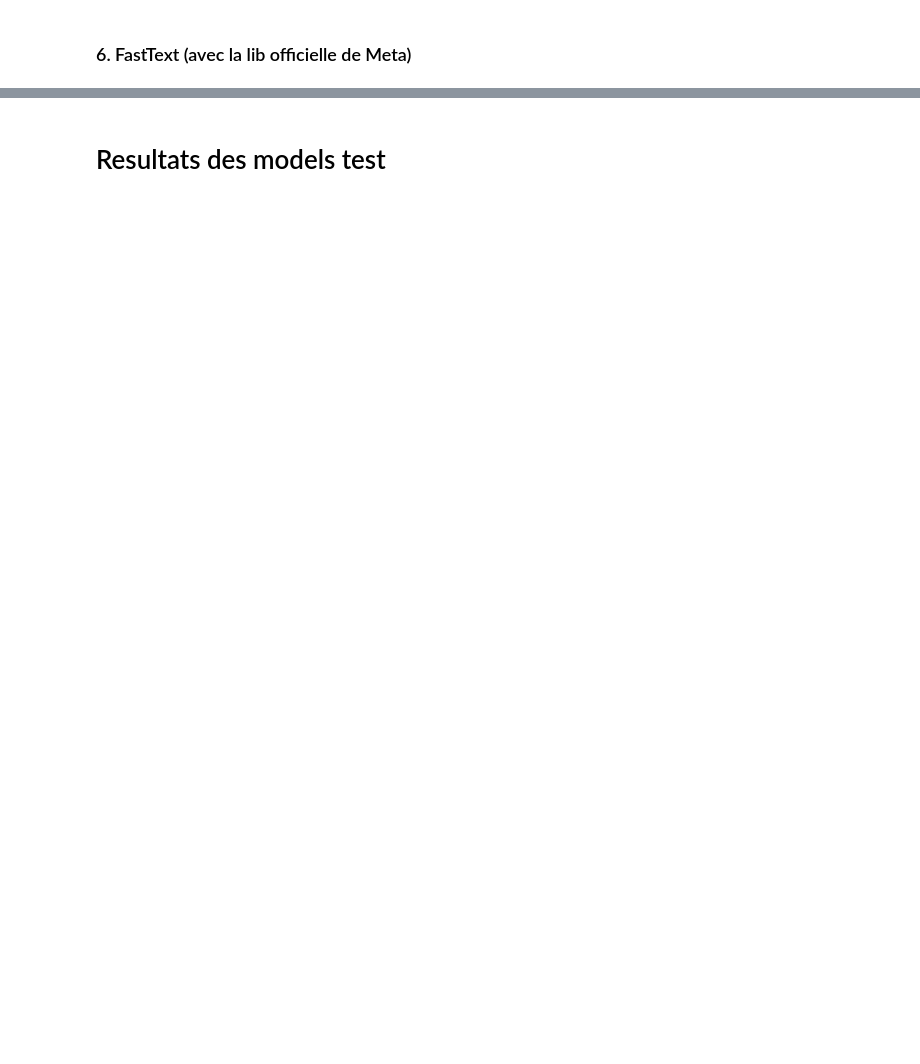
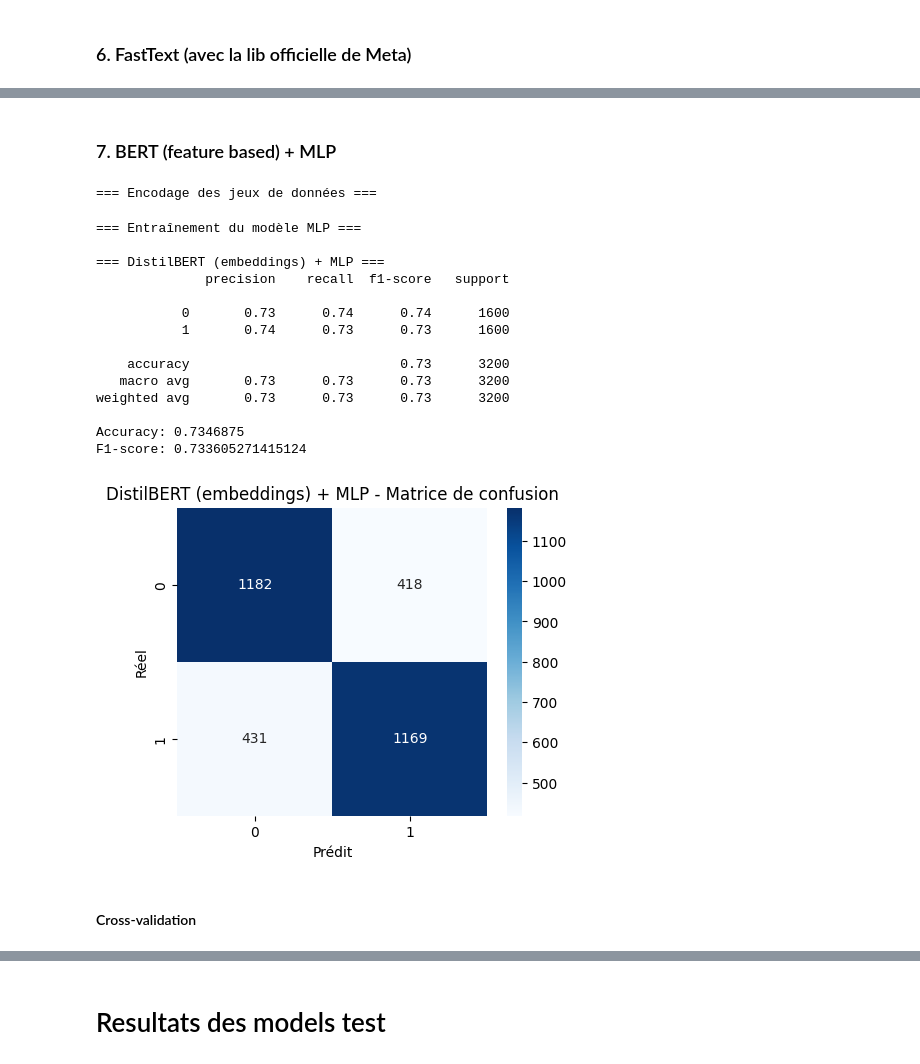
Before and after one commit to VicoD3X/Data_7OC, a Jupyter notebook: notebooks/01_explo.ipynb, the cells around one changed output, grey strips where cells are left out. Cells and saved outputs as stored; diff of their text form; code cells hidden in the pictures; blank space fills up the shorter version.

```diff
--- a/notebooks/01_explo.ipynb
+++ b/notebooks/01_explo.ipynb
@@ -527,0 +528,73 @@ F1-score: 0.7348101265822785
+# %% [markdown]
+### 7. BERT (feature based) + MLP
+# %%
+# === DistilBERT (feature-based, rapide) + MLP + barre de progression ===
+import numpy as np
+import torch
+from transformers import AutoTokenizer, AutoModel
+from sklearn.neural_network import MLPClassifier
+from tqdm import tqdm
+
+# 1) Charger un modèle plus léger : DistilBERT (~2× plus rapide que BERT)
+device = torch.device("cuda" if torch.cuda.is_available() else "cpu")
+bert_name = "distilbert-base-uncased"
+tokenizer = AutoTokenizer.from_pretrained(bert_name)
+bert_model = AutoModel.from_pretrained(bert_name).to(device)
+bert_model.eval()
+
+@torch.no_grad()
+def encode_texts_fast(texts, batch_size=64, max_length=96):
+    """Encodage rapide avec DistilBERT + moyenne simple des tokens + barre de progression"""
+    embs = []
+    n_batches = int(np.ceil(len(texts) / batch_size))
+    for i in tqdm(range(0, len(texts), batch_size), total=n_batches, desc="Encodage BERT"):
+        batch = texts[i:i+batch_size]
+        inputs = tokenizer(
+            list(batch),
+            padding=True,
+            truncation=True,
+            max_length=max_length,
+            return_tensors="pt"
+        ).to(device)
+        outputs = bert_model(**inputs)
+        mean_emb = outputs.last_hidden_state.mean(dim=1)  # moyenne simple = plus rapide
+        embs.append(mean_emb.cpu().numpy())
+    return np.vstack(embs)
+
+# 2) Vectorisation DistilBERT
+print("\n=== Encodage des jeux de données ===")
+X_train_bert = encode_texts_fast(X_train)
+X_test_bert  = encode_texts_fast(X_test)
+
+# 3) MLP plus compact
+print("\n=== Entraînement du modèle MLP ===")
+mlp_bert = MLPClassifier(hidden_layer_sizes=(64, 32), max_iter=150, random_state=42)
+mlp_bert.fit(X_train_bert, y_train)
+y_pred_bert = mlp_bert.predict(X_test_bert)
+
+# 4) Évaluation
+print("\n=== DistilBERT (embeddings) + MLP ===")
+print(classification_report(y_test, y_pred_bert))
+print("Accuracy:", accuracy_score(y_test, y_pred_bert))
+print("F1-score:", f1_score(y_test, y_pred_bert))
+
+plot_confusion_matrix(y_test, y_pred_bert, "DistilBERT (embeddings) + MLP")
+# %% [output]
+=== Encodage des jeux de données ===
+=== Entraînement du modèle MLP ===
+
+=== DistilBERT (embeddings) + MLP ===
+              precision    recall  f1-score   support
+
+           0       0.73      0.74      0.74      1600
+           1       0.74      0.73      0.73      1600
+
+    accuracy                           0.73      3200
+   macro avg       0.73      0.73      0.73      3200
+weighted avg       0.73      0.73      0.73      3200
+
+Accuracy: 0.7346875
+F1-score: 0.733605271415124
+[figure, added]
+# %% [markdown]
+#### Cross-validation
```
Also changed, not shown: parts of 6 cells of this notebook, 4 other files.
